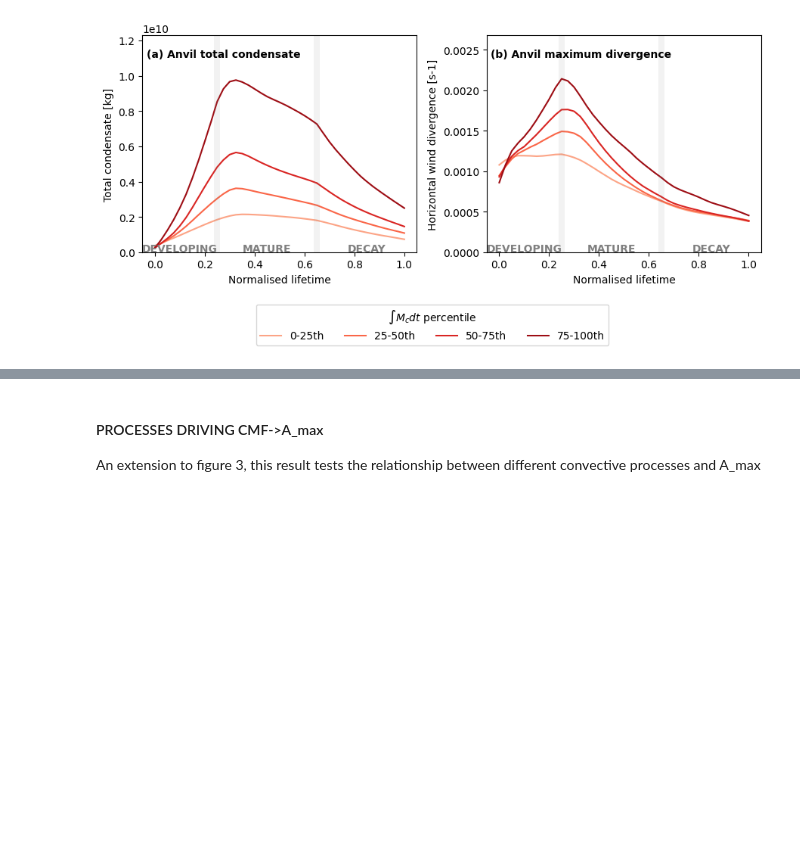
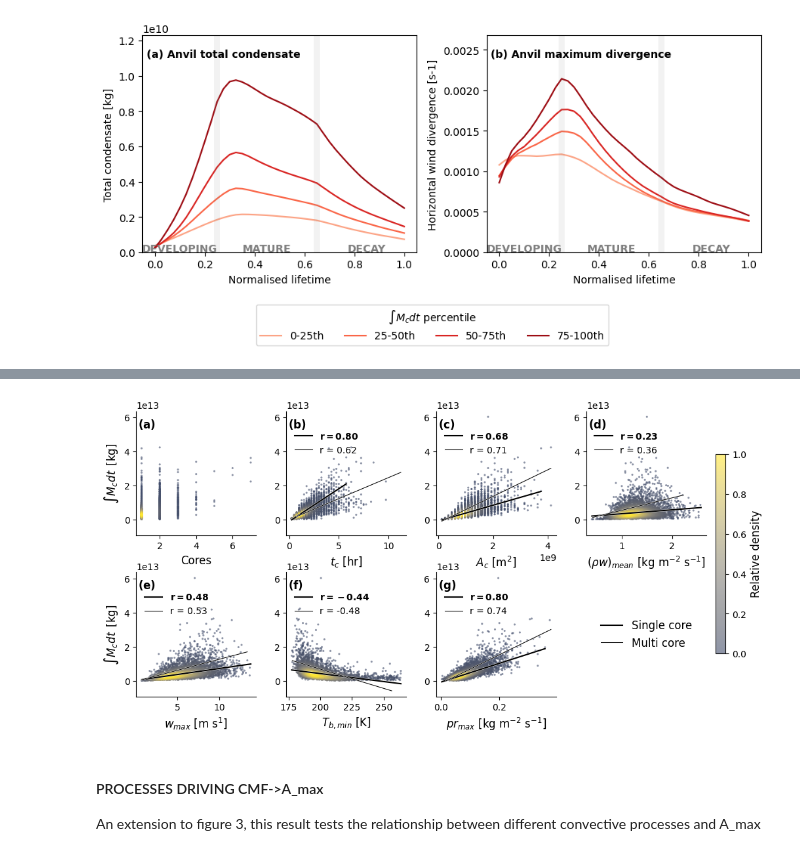
Before and after one commit to mathilde-ritman/scripts-to-make-Ritman-et-al-does-greater-CMF, a Jupyter notebook: scripts/03.supporting_figures.ipynb, the cells around one changed output, grey strips where cells are left out. Saved outputs shown, nothing was run; the diff lists cells and outputs as text; code cells hidden in the pictures; blank space fills up the shorter version.

```diff
--- a/scripts/03.supporting_figures.ipynb
+++ b/scripts/03.supporting_figures.ipynb
@@ -16,10 +16,26 @@ extra_figs = pathlib.Path(f'/work/bb1153/b382635/plots/model_paper/grl_resubmiss
 extra_figs.mkdir(parents=1, exist_ok=1)
 
 CMAP = mpl.colors.ListedColormap(plt.get_cmap('Reds')(np.linspace(.25,1,265)))
+HCMAP = mpl.colors.ListedColormap(plt.get_cmap("cividis")(np.linspace(0.25, 1, 256)))
 dpi = 300
 ext = 'pdf'
+fs = 12
 
-c1, c2 = 'b', 'g'
+global_labels = {"total_CMT":r"$\int M_c dt\,$ [kg]",
+                 "total_CMT_l60":r"$\int M_c dt\,$",
+                 "max_CMT":r"$M_{c,max}$",
+                 "max_CMF":r"$(\rho w)_{max}$",
+                 "mean_CMF":r"$(\rho w)_{mean}$ [kg m$^{-2}$ s$^{-1}$]",
+                 "max_w":r"$w_{max}$ [m s$^1$]",
+                 "col_max_w":r"$w_{max}$",
+                 "max_Ac":r"$A_c$ [m$^2$]",
+                 "core_max_pr":r"$pr_{max}$ [kg m$^{-2}$ s$^{-1}$]",
+                 "cloud_min_tt": r"$T_{b,min}$ [K]",
+                 "conv_lifetime":r"$t_c$ [hr]",
+                 "ncores":"Cores",
+                 "Apred_v1":r'$\frac{1}{D\bar{\rho}}\int M_{c,max}\,dt$',
+                 "Apred_v2":r'$\int \frac{M_c}{D\bar{\rho}}\,dt$',
+                }
 # %% [markdown]
 #### IWP DISTRIBUTION
 
@@ -260,0 +311,63 @@ fig.savefig(extra_figs / f'cloud_response_water_and_wind.{ext}', bbox_inches='ti
+# %%
+fig = plt.figure(figsize=(10, 5))
+
+grid = (2, 4)
+nrows, ncols = grid
+axs = [None] * (nrows * ncols)
+
+gs = mpl.gridspec.GridSpec(nrows, ncols, figure=fig, hspace=0.3, wspace=0.25,
+                           left=0.08, right=0.95, top=0.95, bottom=0.08)
+
+for i in range(nrows * ncols):
+    sharey = axs[0] if i > 0 else None
+    axs[i] = fig.add_subplot(gs[i // ncols, i % ncols], sharey=sharey)
+
+metrics = ["ncores", "conv_lifetime", "max_Ac", "mean_CMF", "max_w", "cloud_min_tt", "core_max_pr"]
+ylab = global_labels['total_CMT']
+params = dict(low=0, high=99.95)
+
+for i, metric in enumerate(metrics):
+    ax = axs[i]
+    x, y = ds[metric], ds["total_CMT"]
+
+    result, sc, _ = plot_helpers.plot_relationship(ax, x, y, cmap=HCMAP, **params, line=False)
+
+    for pds, lw in zip([ds.where(ds.ncores==1), ds.where(ds.ncores>1)], [1.5, .75]):
+        if metric == "ncores":
+            continue
+        x, y = pds[metric], pds["total_CMT"]
+        result, _, _ = plot_helpers.plot_relationship(ax, x, y, scale='linear', line_kw={'lw': lw}, **params, scatter=False, density=False)
+
+        r, p, s = result.rvalue, result.pvalue, result.slope
+        text = rf"$\mathbf{{r={r:.2f}}}$" if lw > 1 else rf"r = {r:.2f}"
+        if p > 0.05:
+            print('NSS')
+        ax.plot([], [], c='k', lw=lw, label=text)
+
+    ax.set_xlabel(global_labels[metric], fontsize=fs)
+    plot_helpers.panel_label(ax, letters[i], '', fs=fs)
+    ax.legend(frameon=False, loc="upper left", bbox_to_anchor=(0, .9), fontsize=fs-2)
+    ax.spines[["top", "right"]].set_visible(False)
+
+axs[0].set_ylabel(ylab, fontsize=fs)
+axs[4].set_ylabel(ylab, fontsize=fs)
+
+ax_leg = axs[-1]
+ax_leg.axis('off')
+legend_elements = [
+    mpl.lines.Line2D([], [], c='k', lw=1.5, label='Single core'),
+    mpl.lines.Line2D([], [], c='k', lw=0.75, label='Multi core'),
+]
+ax_leg.legend(handles=legend_elements, frameon=False, fontsize=fs,
+              loc='center', bbox_to_anchor=(0.5, 0.5))
+
+fig.canvas.draw()
+full_height = axs[ncols-1].get_position().y1 - axs[-2].get_position().y0
+scaled_height = full_height * 0.7
+mid_y = (axs[ncols-1].get_position().y1 + axs[-2].get_position().y0) / 2
+cax = fig.add_axes([axs[ncols-1].get_position().x1 * 1.015, mid_y - scaled_height / 2, 0.015, scaled_height])
+cb = fig.colorbar(sc, cax=cax)
+cb.set_label('Relative density', fontsize=fs)
+
+fig.savefig(extra_figs / f"figS03.{ext}", bbox_inches="tight", dpi=dpi, transparent=True)
+# %% [output]
@@ -261,3 +375,4 @@ fig.savefig(extra_figs / f'cloud_response_water_and_wind.{ext}', bbox_inches='ti
+[figure, added]
 # %% [markdown]
 #### PROCESSES DRIVING CMF->A_max
 
```
Also changed, not shown: parts of 27 cells of this notebook, 5 other files.
